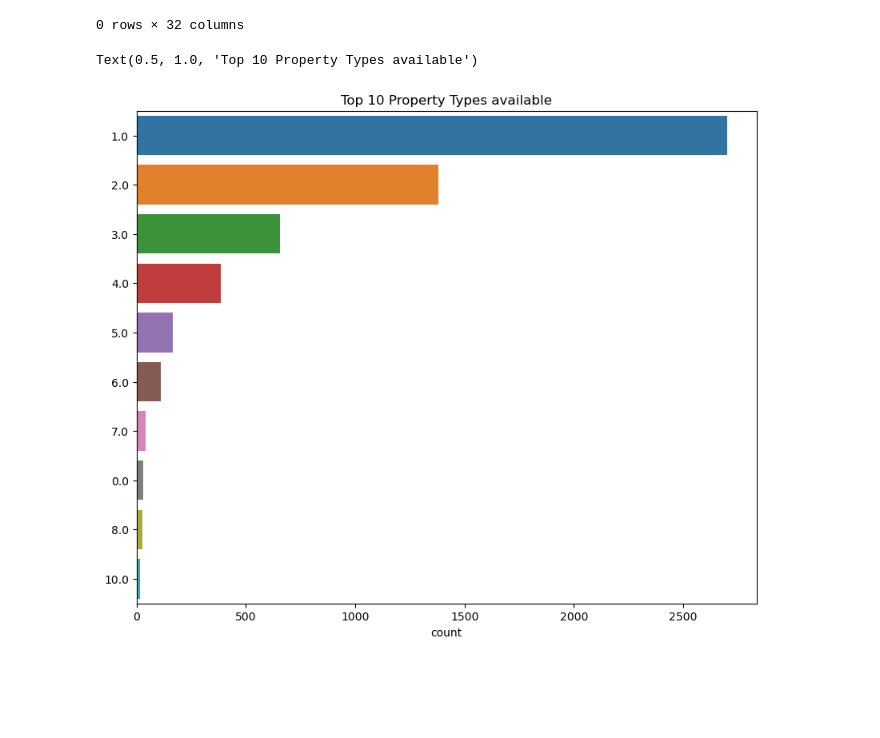
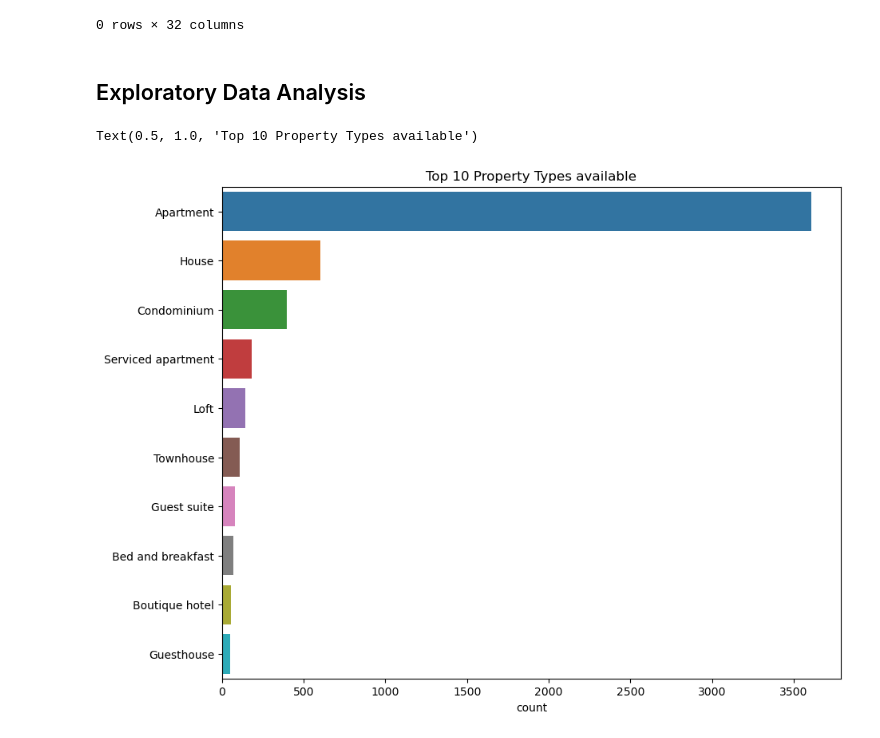
Before and after one commit to vishwasbasotra/Airbnb-Analysis, a Jupyter notebook: airbnb analysis.ipynb, the cells around one changed output. Saved outputs shown, nothing was run; the diff lists cells and outputs as text; code cells hidden in the pictures; blank space fills up the shorter version.

```diff
--- a/airbnb analysis.ipynb
+++ b/airbnb analysis.ipynb
@@ -174,3 +174,8 @@ df[df.duplicated()]
 # %% [output]
 |  | id | listing_url | name | description | house_rules | property_type | room_type | bed_type | ... |
 0 rows × 32 columns
+# %%
+# Name column has empty values and some duplicates hence dropping them
+df.drop(labels=list(df[df['name'].duplicated(keep=False)].index), inplace=True)
+# %%
+df.reset_index(drop=True, inplace=True)
@@ -177,7 +185,9 @@ df[df.duplicated()]
+# %% [markdown]
+## Exploratory Data Analysis
 # %%
 plt.figure(figsize=(10,8))
-ax = sns.countplot(data=df,y=df.total_beds.values,order=df.total_beds.value_counts().index[:10])
+ax = sns.countplot(data=df,y=df.property_type.values,order=df.property_type.value_counts().index[:10])
 ax.set_title("Top 10 Property Types available")
 # %% [output]
 Text(0.5, 1.0, 'Top 10 Property Types available')
-[figure, old version]
+[figure, new version]
```
Also changed, not shown: parts of 10 cells of this notebook, 5 other files.
